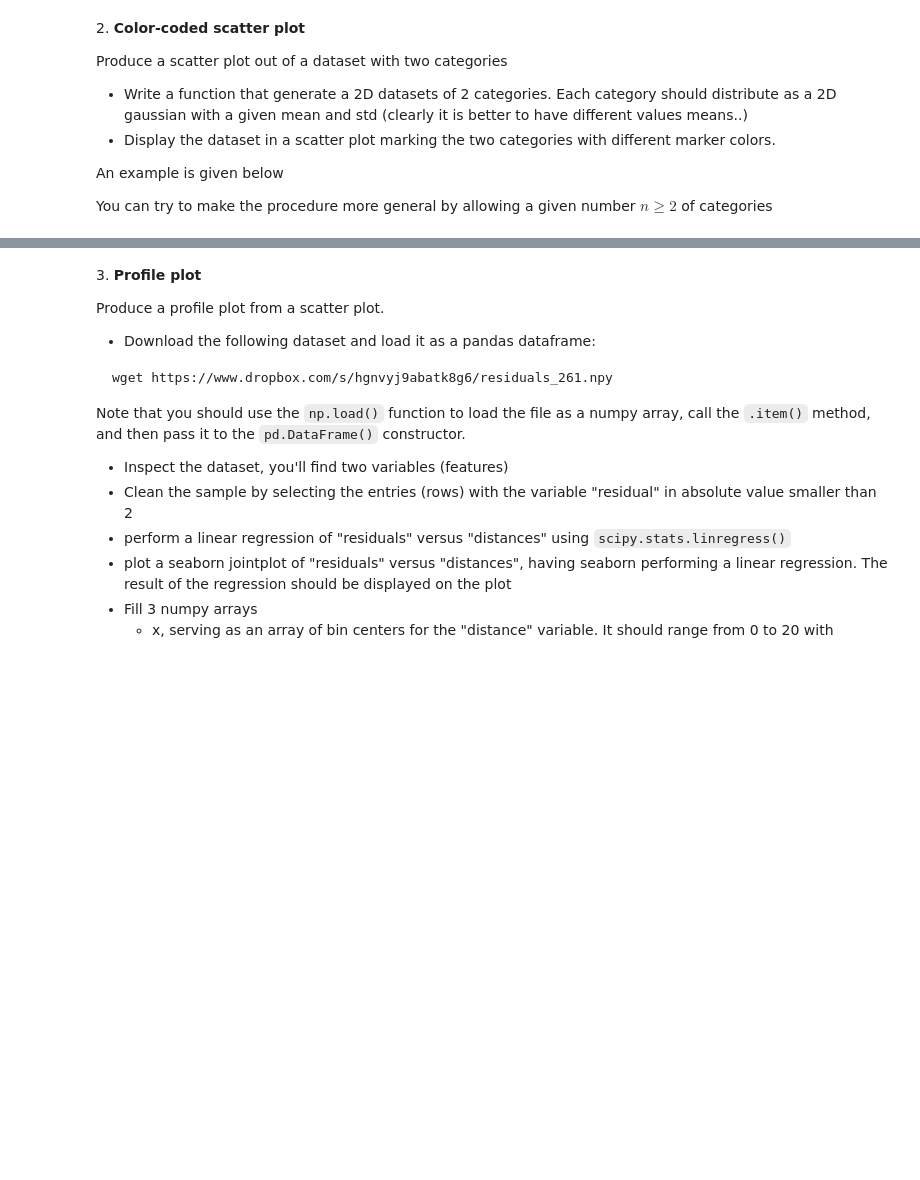
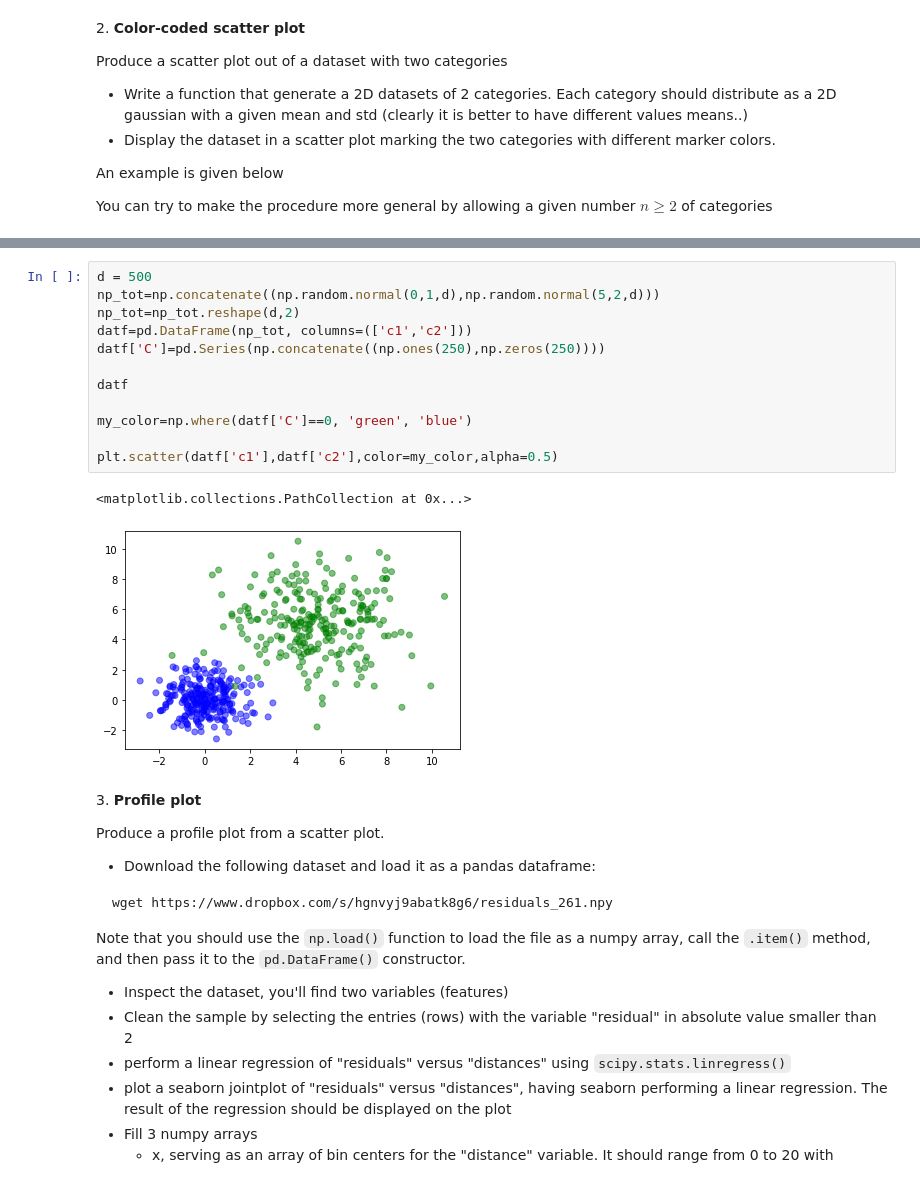
Before and after one commit to PhysicsOfData/LaboratoryOfComputationalPhysics_Y4, a Jupyter notebook: 06ex_Visualization.ipynb, the cells around one changed output, grey strips where cells are left out. Saved outputs shown, nothing was run; the diff lists cells and outputs as text; blank space fills up the shorter version.

```diff
--- a/06ex_Visualization.ipynb
+++ b/06ex_Visualization.ipynb
@@ -45,3 +148,18 @@ Image('two_categories_scatter_plot.png')
+# %%
+d = 500
+np_tot=np.concatenate((np.random.normal(0,1,d),np.random.normal(5,2,d)))
+np_tot=np_tot.reshape(d,2)
+datf=pd.DataFrame(np_tot, columns=(['c1','c2']))
+datf['C']=pd.Series(np.concatenate((np.ones(250),np.zeros(250))))
+
+datf
+
+my_color=np.where(datf['C']==0, 'green', 'blue')
+
+plt.scatter(datf['c1'],datf['c2'],color=my_color,alpha=0.5)
+# %% [output]
+<matplotlib.collections.PathCollection at 0x...>
+[figure, added]
 # %% [markdown]
 3\. **Profile plot**
 
```
Also changed, not shown: parts of 6 cells of this notebook, 2 other files.
